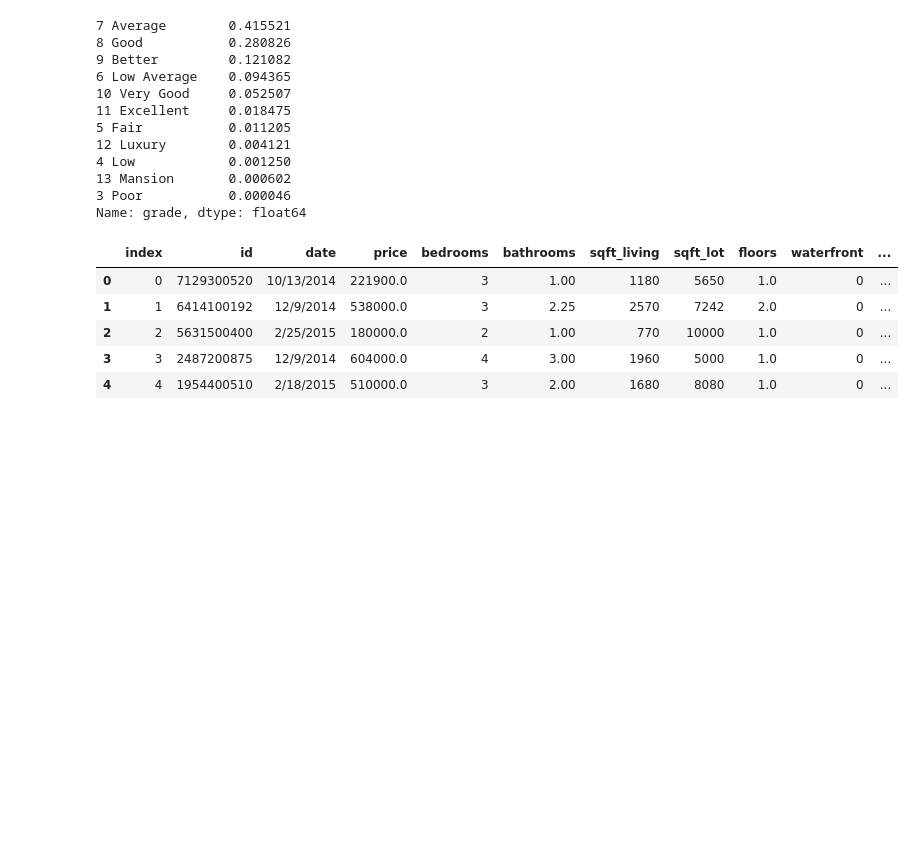
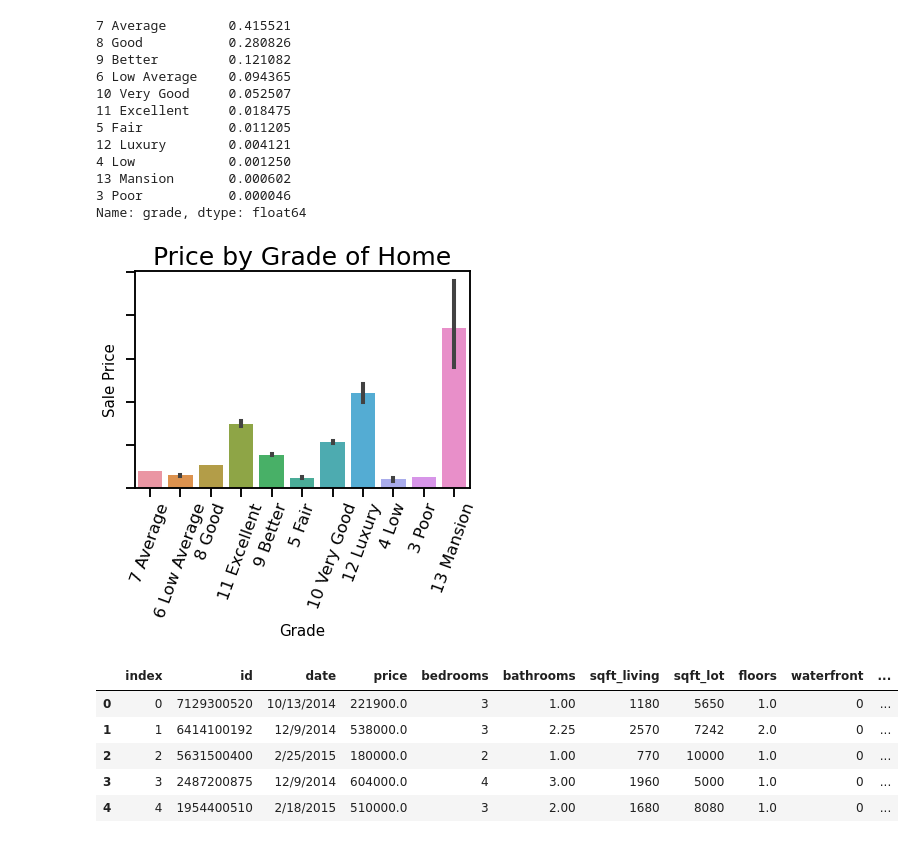
Before and after one commit to henrysvg/dsc-phase-2-project-v2-3, a Jupyter notebook: student.ipynb, the cells around one changed output. Cells and saved outputs as stored; diff of their text form; code cells hidden in the pictures; blank space fills up the shorter version.

```diff
--- a/student.ipynb
+++ b/student.ipynb
@@ -298,10 +301,14 @@ data['grade'].value_counts(normalize=True)
 3 Poor           0.000046
 Name: grade, dtype: float64
 # %%
-ax = sns.barplot(x = 'grade', y = 'price', data=data, order=data.sort_values('price').grade)
+ax = sns.barplot(x = 'grade', y = 'price', data=data)
 ax.set_xlabel('Grade', size = 15)
 ax.set_ylabel('Sale Price', size = 15)
-ax.set_title('Price by Grade of Home', size = 25);
+ax.set_title('Price by Grade of Home', size = 25)
+ax.tick_params(axis='x', rotation=70)
+ax.set(yticklabels=[]);
+# %% [output]
+[figure, added]
 # %%
 grade_dummies = pd.get_dummies(data['grade'], prefix='grd', drop_first=True)
 # %%
```
Also changed, not shown: parts of 8 cells of this notebook, 4 other files.
